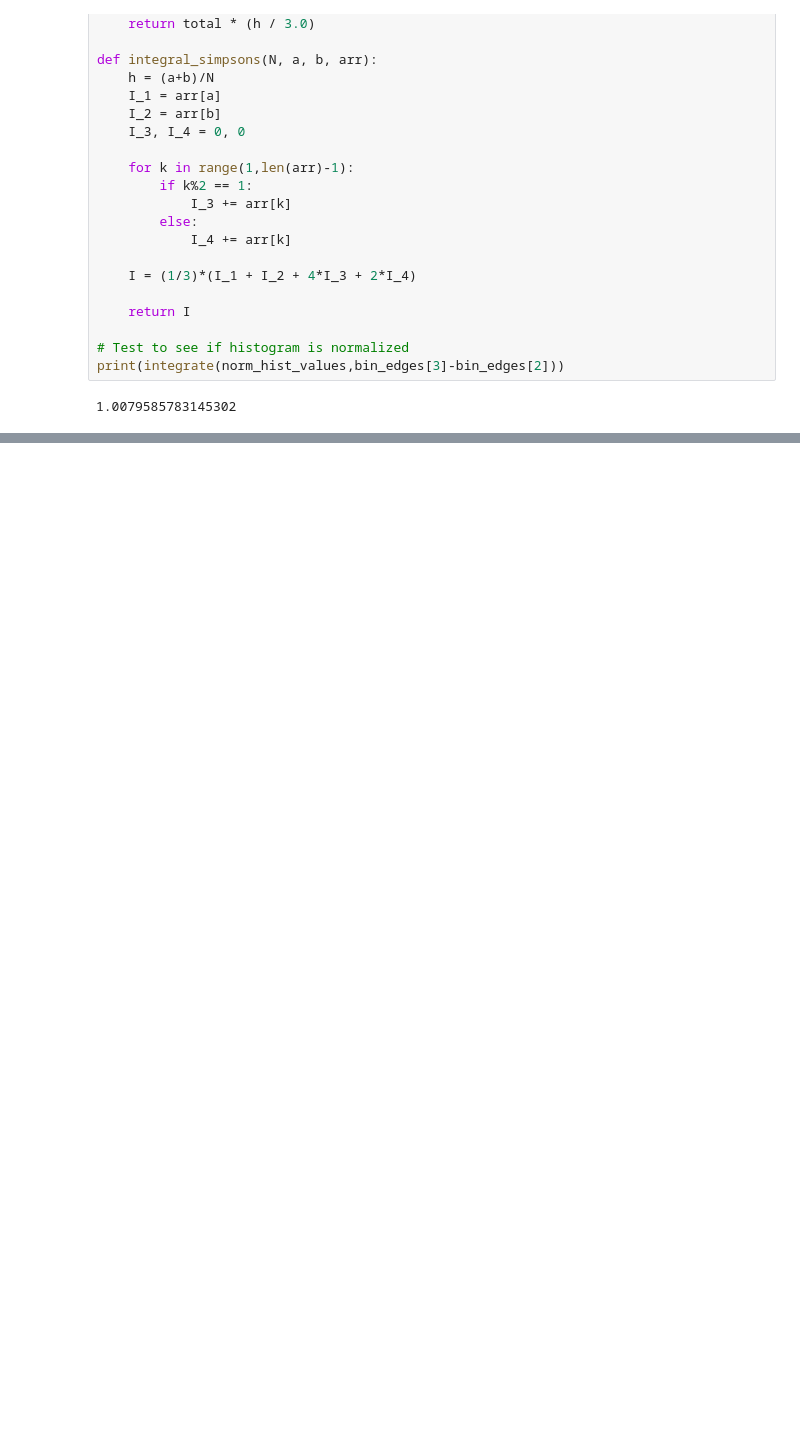
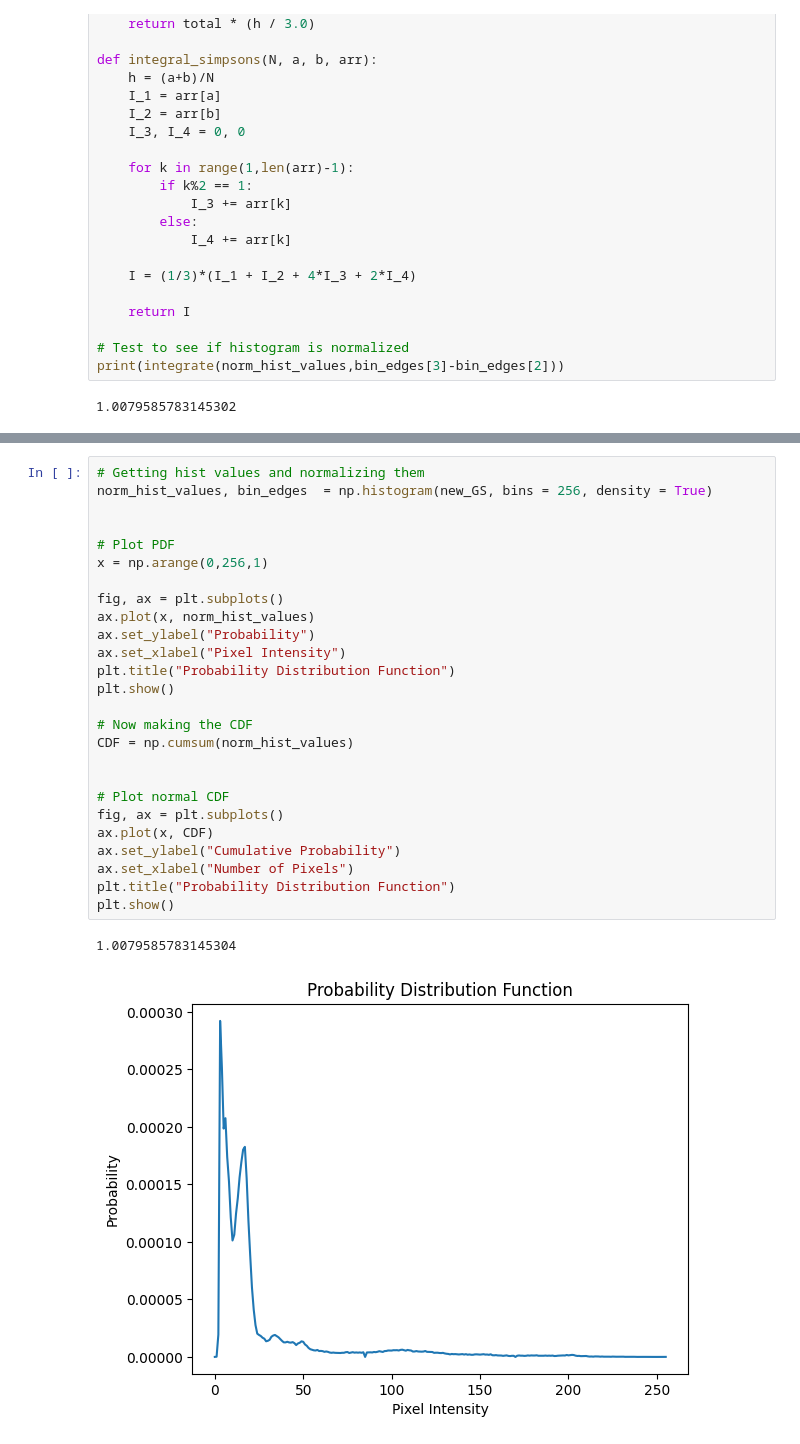
Before and after one commit to jclmaypa/MAYPA_AP-157-Submissions, a Jupyter notebook: Activity 1/Activity 1.ipynb, the cells around one changed output, grey strips where cells are left out. Saved outputs shown, nothing was run; the diff lists cells and outputs as text; blank space fills up the shorter version.

```diff
--- a/Activity 1/Activity 1.ipynb
+++ b/Activity 1/Activity 1.ipynb
@@ -340,0 +345,29 @@ ValueError: A value in x_new is above the interpolation range.
+# %%
+# Getting hist values and normalizing them
+norm_hist_values, bin_edges  = np.histogram(new_GS, bins = 256, density = True)
+
+
+# Plot PDF
+x = np.arange(0,256,1)
+
+fig, ax = plt.subplots()
+ax.plot(x, norm_hist_values)
+ax.set_ylabel("Probability")
+ax.set_xlabel("Pixel Intensity")
+plt.title("Probability Distribution Function")
+plt.show()
+
+# Now making the CDF
+CDF = np.cumsum(norm_hist_values)
+
+
+# Plot normal CDF
+fig, ax = plt.subplots()
+ax.plot(x, CDF)
+ax.set_ylabel("Cumulative Probability")
+ax.set_xlabel("Number of Pixels")
+plt.title("Probability Distribution Function")
+plt.show()
+# %% [output]
+1.0079585783145304
+[figure, added]
```
Also changed, not shown: parts of 2 cells of this notebook.
